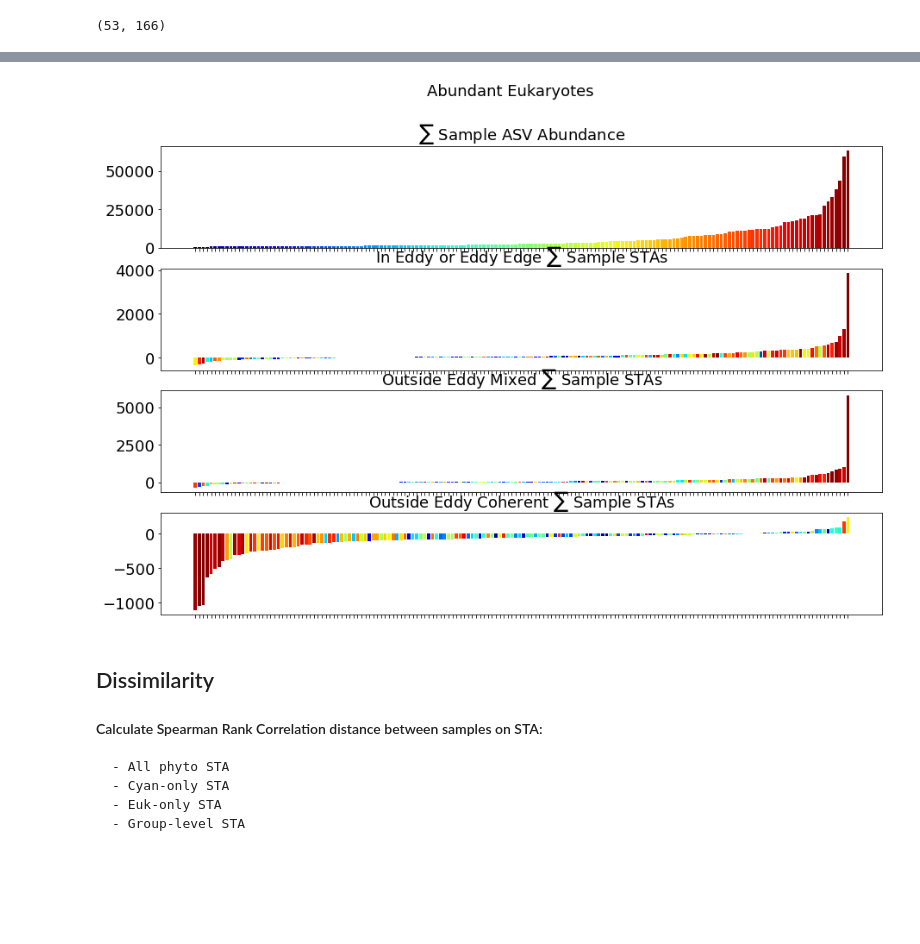
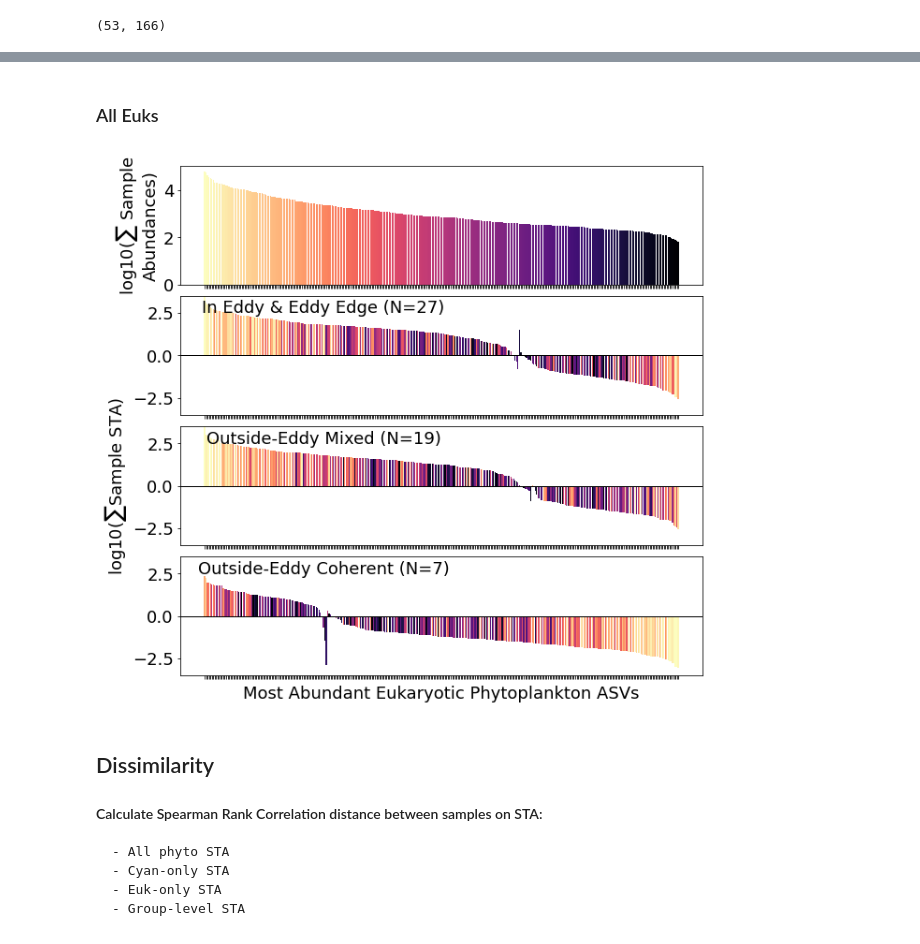
Before and after one commit to lexi-jones/G4_phyto_advection, a Jupyter notebook: phytoplankton_pipeline/pcc_dist_by_physical_state_v2.ipynb, the cells around one changed output, grey strips where cells are left out. Cells and saved outputs as stored; diff of their text form; code cells hidden in the pictures; blank space fills up the shorter version.

Commit message:
revision updates: new figure, stats

```diff
--- a/phytoplankton_pipeline/pcc_dist_by_physical_state_v2.ipynb
+++ b/phytoplankton_pipeline/pcc_dist_by_physical_state_v2.ipynb
@@ -158,4 +162,10 @@ rare_euk_ASV_STA = euk_ASV_STA[rare_columns.index]
 # %%
-n_lines = 166
-cmap = cm.get_cmap('jet')
+n_lines = 332
+cmap = cm.get_cmap('magma')
 color_codes = cmap(np.linspace(0, 1, n_lines))
+# %%
+color_dict = {}
+count = 0
+for ASV in euk_sums.index:
+    color_dict[ASV] = list(color_codes[count])
+    count += 1
@@ -225,50 +310,59 @@ plt.show()
+# %% [markdown]
+### All Euks
 # %%
-fig,ax = plt.subplots(4,1,figsize=(15,10))
+fig,ax = plt.subplots(4,1,figsize=(10,10))
+plt.subplots_adjust(hspace=0.1)
 
 ## RAW DATA ##
-ASVs = abund_euk_df.sum(axis=0).sort_values().index
-colors = [abund_color_dict[a] for a in ASVs]
-heights = abund_euk_df.sum(axis=0).sort_values().values
+ASVs = euk_ASV_no_low_freq_df.sum(axis=0).sort_values(ascending=False).index
+colors = [color_dict[a] for a in ASVs]
+heights = euk_ASV_no_low_freq_df.sum(axis=0).sort_values(ascending=False).values
 
-ax[0].bar(ASVs,heights,color=colors)
-ax[0].set_title('$\sum$ Sample ASV Abundance')
-
+ax[0].bar(ASVs,np.log10(heights),color=colors)
+ax[0].set_ylabel('log10($\sum$ Sample\nAbundances)')
 
 ## EDDY STA ##
-ASVs = abund_euk_ASV_STA.loc[eddy_samples].sum(axis=0).sort_values().index
-colors = [abund_color_dict[a] for a in ASVs]
-heights = abund_euk_ASV_STA.loc[eddy_samples].sum(axis=0).sort_values().values
+ASVs = euk_ASV_STA.loc[eddy_samples].sum(axis=0).sort_values(ascending=False).index
+colors = [color_dict[a] for a in ASVs]
+heights = euk_ASV_STA.loc[eddy_samples].sum(axis=0).sort_values(ascending=False).values
+log10_heights = np.concatenate((np.log10(heights[heights>0]),-1*np.log10(-1*heights[heights<0])))
 
-ax[1].bar(ASVs,heights,color=colors)
-ax[1].set_title('In Eddy or Eddy Edge $\sum$ Sample STAs')
-
+ax[1].bar(ASVs,log10_heights,color=colors)
+ax[1].text(166/2,2.5,'In Eddy & Eddy Edge (N=%s)'%(len(eddy_samples)),ha='center')
 
 ## OUTSIDE MIXED ##
-ASVs = abund_euk_ASV_STA.loc[outside_mixed_samples].sum(axis=0).sort_values().index
-colors = [abund_color_dict[a] for a in ASVs]
-heights = abund_euk_ASV_STA.loc[outside_mixed_samples].sum(axis=0).sort_values().values
+ASVs = euk_ASV_STA.loc[outside_mixed_samples].sum(axis=0).sort_values(ascending=False).index
+colors = [color_dict[a] for a in ASVs]
+heights = euk_ASV_STA.loc[outside_mixed_samples].sum(axis=0).sort_values(ascending=False).values
+log10_heights = np.concatenate((np.log10(heights[heights>0]),-1*np.log10(-1*heights[heights<0])))
 
-ax[2].bar(ASVs,heights,color=colors)
-ax[2].set_title('Outside Eddy Mixed $\sum$ Sample STAs')
+ax[2].bar(ASVs,log10_heights,color=colors)
+ax[2].set_ylabel('log10($\sum$Sample STA)')
+ax[2].text(166/2,2.5,'Outside-Eddy Mixed (N=%s)'%(len(outside_mixed_samples)),ha='center')
 
 
 ## OUTSIDE COH ##
-ASVs = abund_euk_ASV_STA.loc[outside_coh_samples].sum(axis=0).sort_values().index
-colors = [abund_color_dict[a] for a in ASVs]
-heights = abund_euk_ASV_STA.loc[outside_coh_samples].sum(axis=0).sort_values().values
+ASVs = euk_ASV_STA.loc[outside_coh_samples].sum(axis=0).sort_values(ascending=False).index
+colors = [color_dict[a] for a in ASVs]
+heights = euk_ASV_STA.loc[outside_coh_samples].sum(axis=0).sort_values(ascending=False).values
+log10_heights = np.concatenate((np.log10(heights[heights>0]),-1*np.log10(-1*heights[heights<0])))
 
-ax[3].bar(ASVs,heights,color=colors)
-ax[3].set_title('Outside Eddy Coherent $\sum$ Sample STAs')
-
+ax[3].bar(ASVs,log10_heights,color=colors)
+ax[3].text(166/2,2.5,'Outside-Eddy Coherent (N=%s)'%(len(outside_coh_samples)),ha='center')
+ax[3].set_xlabel('Most Abundant Eukaryotic Phytoplankton ASVs')
 
 for a in ax:
     a.set_xticklabels([])
+    a.axhline(0,c='k',linewidth=1)
+    #a.set_xlim(-2,167)
 
-plt.suptitle('Abundant Eukaryotes')
+    if a != ax[0]:
+        a.set_ylim(-3.5,3.5)
+
 
 plt.show()
 # %% [output]
-[figure, old version]
+[figure, new version]
 # %% [markdown]
 ## Dissimilarity
 
```
Also changed, not shown: parts of 7 cells of this notebook, 1 other file.
